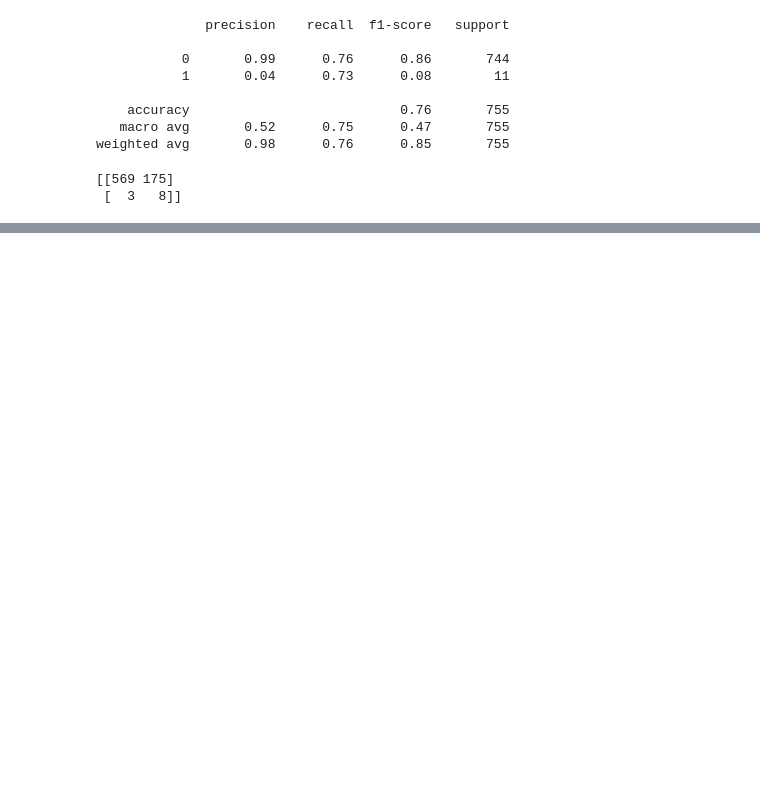
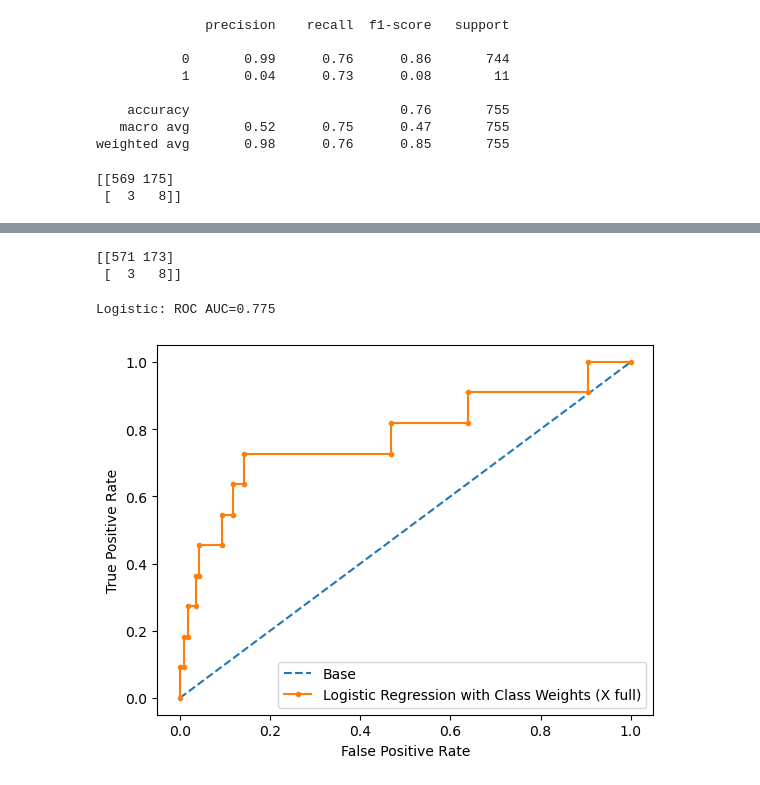
Before and after one commit to kalemaria/customer_lead_generator, a Jupyter notebook: customer_lead_generator_modelling.ipynb, the cells around one changed output, grey strips where cells are left out. Cells and saved outputs as stored; diff of their text form; code cells hidden in the pictures; blank space fills up the shorter version.

```diff
--- a/customer_lead_generator_modelling.ipynb
+++ b/customer_lead_generator_modelling.ipynb
@@ -208,0 +291,7 @@ Logistic: ROC AUC=0.780
+# %%
+pipeline_logreg.fit(X_train, y_train)
+
+model_name = "Logistic Regression with Class Weights (X full)"
+
+pred_logreg = pipeline_logreg.predict(X_test)
+scores[model_name] = f1_score(y_test, pred_logreg)
@@ -208,0 +309,11 @@ Logistic: ROC AUC=0.780
+# %%
+print(confusion_matrix(y_test, pred_logreg, labels=[0, 1]))
+# %% [output]
+[[571 173]
+ [  3   8]]
+# %%
+proba_preds_logreg = pipeline_logreg.predict_proba(X_test)[:, 1]
+plot_roc(y_test, proba_preds_logreg, model_name=model_name)
+# %% [output]
+Logistic: ROC AUC=0.775
+[figure, added]
```
Also changed, not shown: parts of 24 cells of this notebook.
